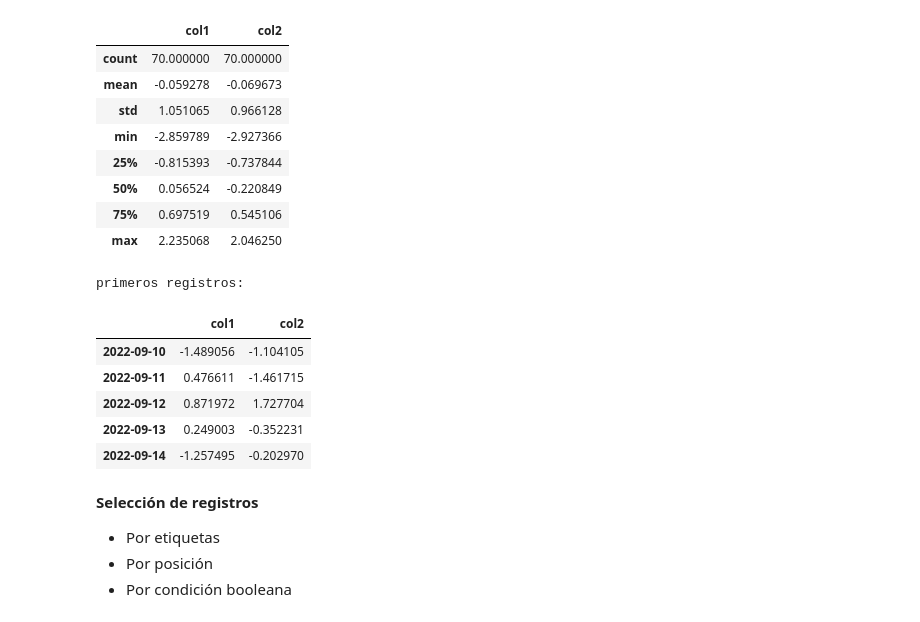
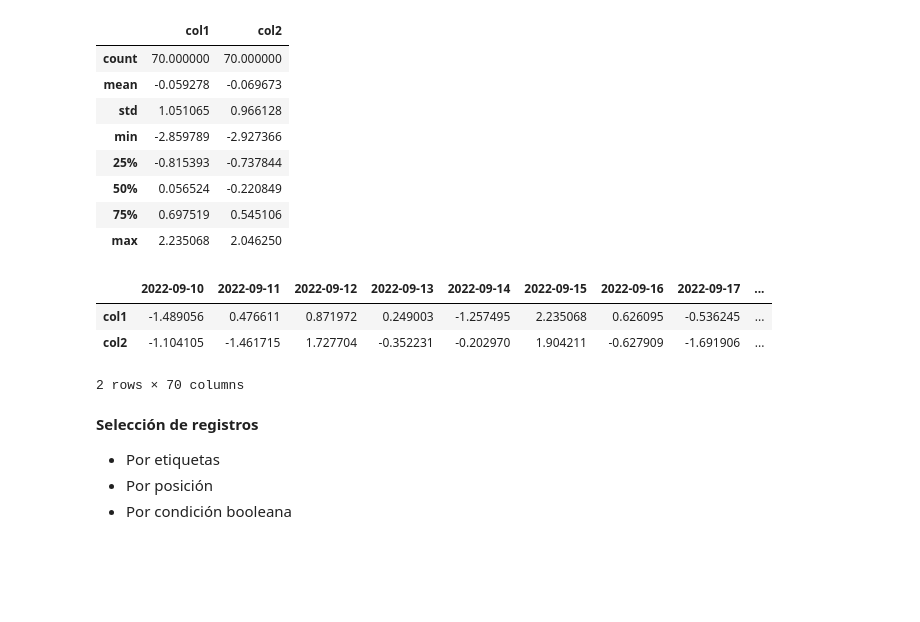
Before and after one commit to Javiert54/bigData, a Jupyter notebook: CEIABD_SNS/Actividad 2.2 – Cuaderno demo UT2 - Ejercicios de ampliación/Cuaderno_Demo_UT2_Ejercicios_de_ampliación_Sin_soluciones.ipynb, the cells around one changed output. Cells and saved outputs as stored; diff of their text form; code cells hidden in the pictures; blank space fills up the shorter version.

```diff
--- a/CEIABD_SNS/Actividad 2.2 – Cuaderno demo UT2 - Ejercicios de ampliación/Cuaderno_Demo_UT2_Ejercicios_de_ampliación_Sin_soluciones.ipynb
+++ b/CEIABD_SNS/Actividad 2.2 – Cuaderno demo UT2 - Ejercicios de ampliación/Cuaderno_Demo_UT2_Ejercicios_de_ampliación_Sin_soluciones.ipynb
@@ -290,22 +290,17 @@ df_fechas.describe()
 | max | 2.235068 | 2.046250 |
 # %%
 #Ejer 9: realizar un ejemplo de cada uno de los siguientes comandos
-#           df_fechas.head() primeros registros
-#           df_fechas.tail()
-#           df_fechas.index nombre de las filas
-#           df_fechas.columns  nombre de las columnas
-#           df_fechas.describe() estadística basica descriptiva
-#           df_fechas.T transpuesta
-print('ultimos registros:\n')
+df_fechas.head()
 df_fechas.tail()
+df_fechas.index
+df_fechas.columns
+df_fechas.describe()
+df_fechas.T
 # %% [output]
+|  | 2022-09-10 | 2022-09-11 | 2022-09-12 | 2022-09-13 | 2022-09-14 | 2022-09-15 | 2022-09-16 | 2022-09-17 | ... |
+| col1 | -1.489056 | 0.476611 | 0.871972 | 0.249003 | -1.257495 | 2.235068 | 0.626095 | -0.536245 | ... |
+| col2 | -1.104105 | -1.461715 | 1.727704 | -0.352231 | -0.202970 | 1.904211 | -0.627909 | -1.691906 | ... |
-primeros registros:
+2 rows × 70 columns
-|  | col1 | col2 |
-| 2022-09-10 | -1.489056 | -1.104105 |
-| 2022-09-11 | 0.476611 | -1.461715 |
-| 2022-09-12 | 0.871972 | 1.727704 |
-| 2022-09-13 | 0.249003 | -0.352231 |
-| 2022-09-14 | -1.257495 | -0.202970 |
 # %% [markdown]
 
 **Selección de registros**
```
Also changed, not shown: parts of 5 cells of this notebook, 9 other files.
